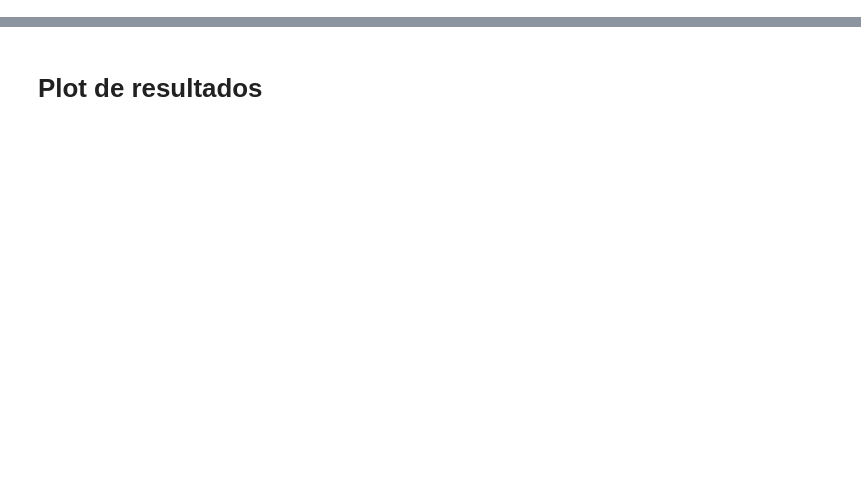
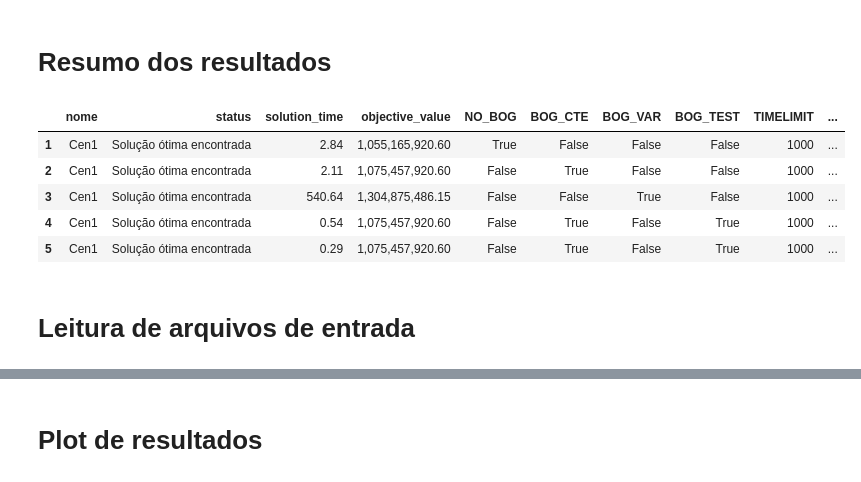
Before and after one commit to gbcfreitas/LNGinventoryopt, a Jupyter notebook: simular.ipynb, the cells around one changed output, grey strips where cells are left out. Saved outputs shown, nothing was run; the diff lists cells and outputs as text; code cells hidden in the pictures; blank space fills up the shorter version.

```diff
--- a/simular.ipynb
+++ b/simular.ipynb
@@ -23,3 +25,33 @@ logging.getLogger().setLevel(logging.INFO)
 %reload_ext autoreload
 
 %autoreload 2
+# %% [markdown]
+# Resumo dos resultados
+# %%
+# Importar resultados das runs de saidas/saidas.json
+with open('saidas/saidas.json', 'r') as f:
+    resultados = json.load(f)
+
+# Transformar em DataFrame para melhor visualização em que cada run é uma linha
+df_resultados = pd.DataFrame(resultados).T
+# Transformar as keys dos valores da coluna options em novas colunas
+options_df = df_resultados['options'].apply(pd.Series)
+# substituir coluna options pelas colunas expandidas
+df_resultados = pd.concat([df_resultados.drop(columns=['options']), options_df], axis=1)
+# fazer o mesmo com os valores da coluna custos
+custos_df = df_resultados['custos'].apply(pd.Series)
+df_resultados = pd.concat([df_resultados.drop(columns=['custos']), custos_df], axis=1)
+
+# Formatar os valores numéricos com separador de milhar
+pd.options.display.float_format = '{:,.2f}'.format
+# %%
+df_resultados
+# %% [output]
+|  | nome | status | solution_time | objective_value | NO_BOG | BOG_CTE | BOG_VAR | BOG_TEST | TIMELIMIT | ... |
+| 1 | Cen1 | Solução ótima encontrada | 2.84 | 1,055,165,920.60 | True | False | False | False | 1000 | ... |
+| 2 | Cen1 | Solução ótima encontrada | 2.11 | 1,075,457,920.60 | False | True | False | False | 1000 | ... |
+| 3 | Cen1 | Solução ótima encontrada | 540.64 | 1,304,875,486.15 | False | False | True | False | 1000 | ... |
+| 4 | Cen1 | Solução ótima encontrada | 0.54 | 1,075,457,920.60 | False | True | False | True | 1000 | ... |
+| 5 | Cen1 | Solução ótima encontrada | 0.29 | 1,075,457,920.60 | False | True | False | True | 1000 | ... |
+# %% [markdown]
+# Leitura de arquivos de entrada
```
Also changed, not shown: parts of 29 cells of this notebook, 25 other files.
